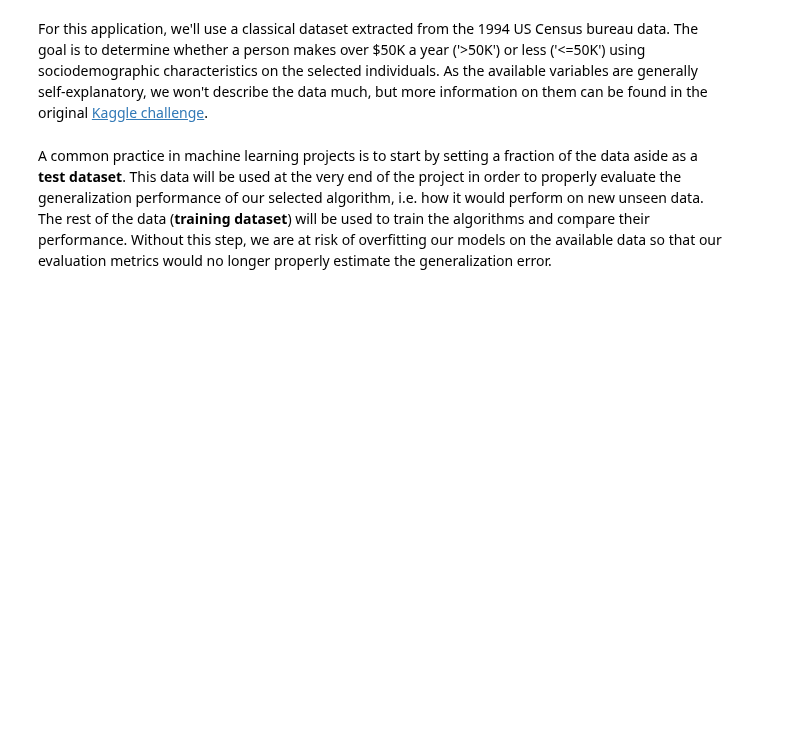
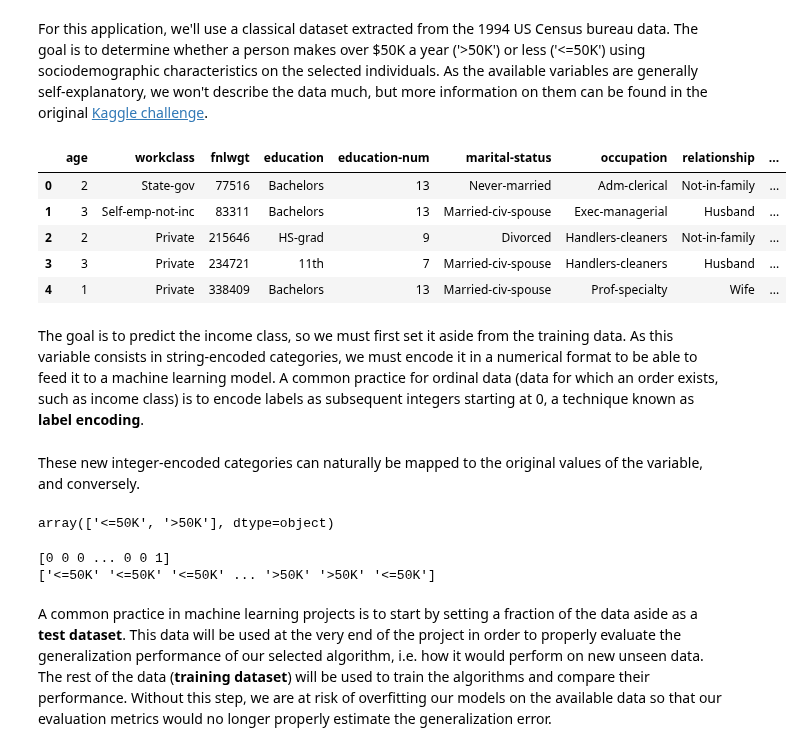
Before and after one commit to InseeFrLab/formation-mlops, a Jupyter notebook: notebooks/mlflow-introduction.ipynb, the cells around one changed output. Saved outputs shown, nothing was run; the diff lists cells and outputs as text; code cells hidden in the pictures; blank space fills up the shorter version.

```diff
--- a/notebooks/mlflow-introduction.ipynb
+++ b/notebooks/mlflow-introduction.ipynb
@@ -31,3 +31,14 @@ For this application, we'll use a classical dataset extracted from the 1994 US C
 # %%
 url_data = "https://minio.lab.sspcloud.fr/projet-formation/diffusion/mlops/data/adult-census-us.csv"
 df_census = pd.read_csv(url_data)
+# %%
+df_census.head()
+# %% [output]
+|  | age | workclass | fnlwgt | education | education-num | marital-status | occupation | relationship | ... |
+| 0 | 2 | State-gov | 77516 | Bachelors | 13 | Never-married | Adm-clerical | Not-in-family | ... |
+| 1 | 3 | Self-emp-not-inc | 83311 | Bachelors | 13 | Married-civ-spouse | Exec-managerial | Husband | ... |
+| 2 | 2 | Private | 215646 | HS-grad | 9 | Divorced | Handlers-cleaners | Not-in-family | ... |
+| 3 | 3 | Private | 234721 | 11th | 7 | Married-civ-spouse | Handlers-cleaners | Husband | ... |
+| 4 | 1 | Private | 338409 | Bachelors | 13 | Married-civ-spouse | Prof-specialty | Wife | ... |
+# %% [markdown]
+The goal is to predict the income class, so we must first set it aside from the training data. As this variable consists in string-encoded categories, we must encode it in a numerical format to be able to feed it to a machine learning model. A common practice for ordinal data (data for which an order exists, such as income class) is to encode labels as subsequent integers starting at 0, a technique known as **label encoding**.
@@ -34,3 +50,17 @@ df_census = pd.read_csv(url_data)
+# %% [markdown]
+These new integer-encoded categories can naturally be mapped to the original values of the variable, and conversely.
+# %%
+# The encoded classes
+le.classes_
+# %% [output]
+array(['<=50K', '>50K'], dtype=object)
+# %%
+# The corresponding original classes
+print(y)
+print(np.array([le.classes_[i] for i in y_train]))
+# %% [output]
+[0 0 0 ... 0 0 1]
+['<=50K' '<=50K' '<=50K' ... '>50K' '>50K' '<=50K']
 # %% [markdown]
 A common practice in machine learning projects is to start by setting a fraction of the data aside as a **test dataset**. This data will be used at the very end of the project in order to properly evaluate the generalization performance of our selected algorithm, i.e. how it would perform on new unseen data. The rest of the data (**training dataset**) will be used to train the algorithms and compare their performance. Without this step, we are at risk of overfitting our models on the available data so that our evaluation metrics would no longer properly estimate the generalization error.
 # %%
```
Also changed, not shown: parts of 20 cells of this notebook, 1 other file.
